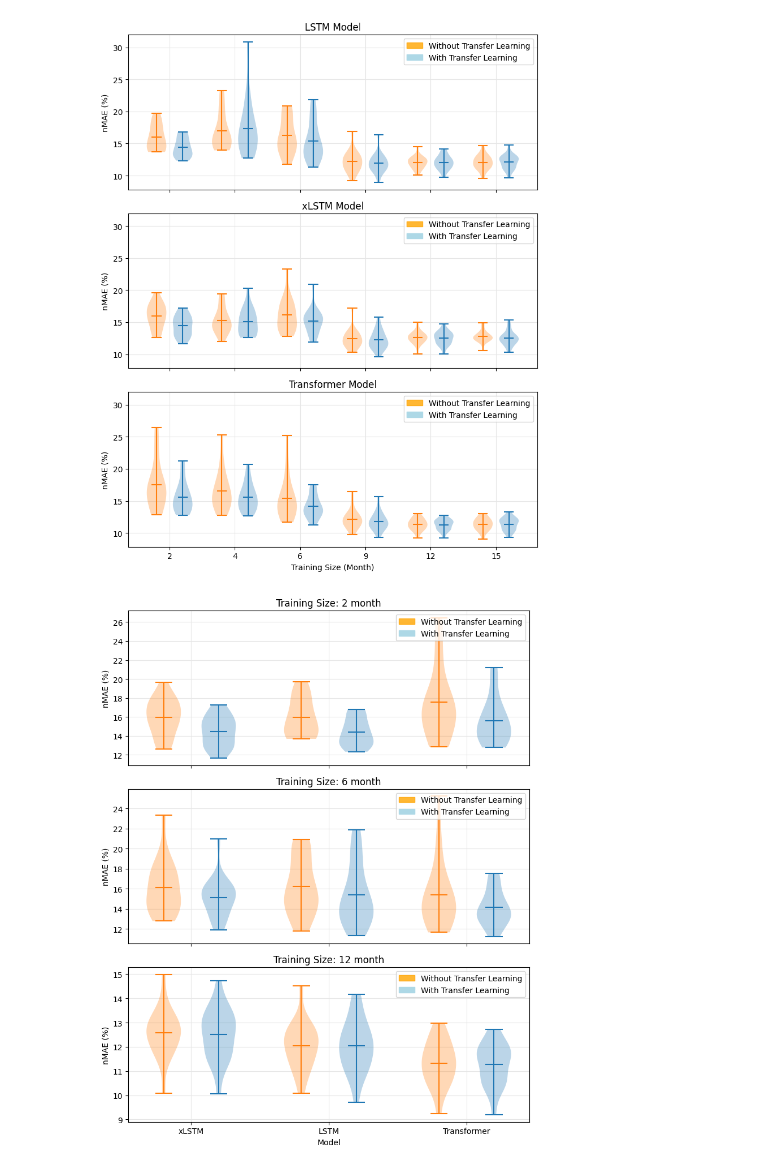
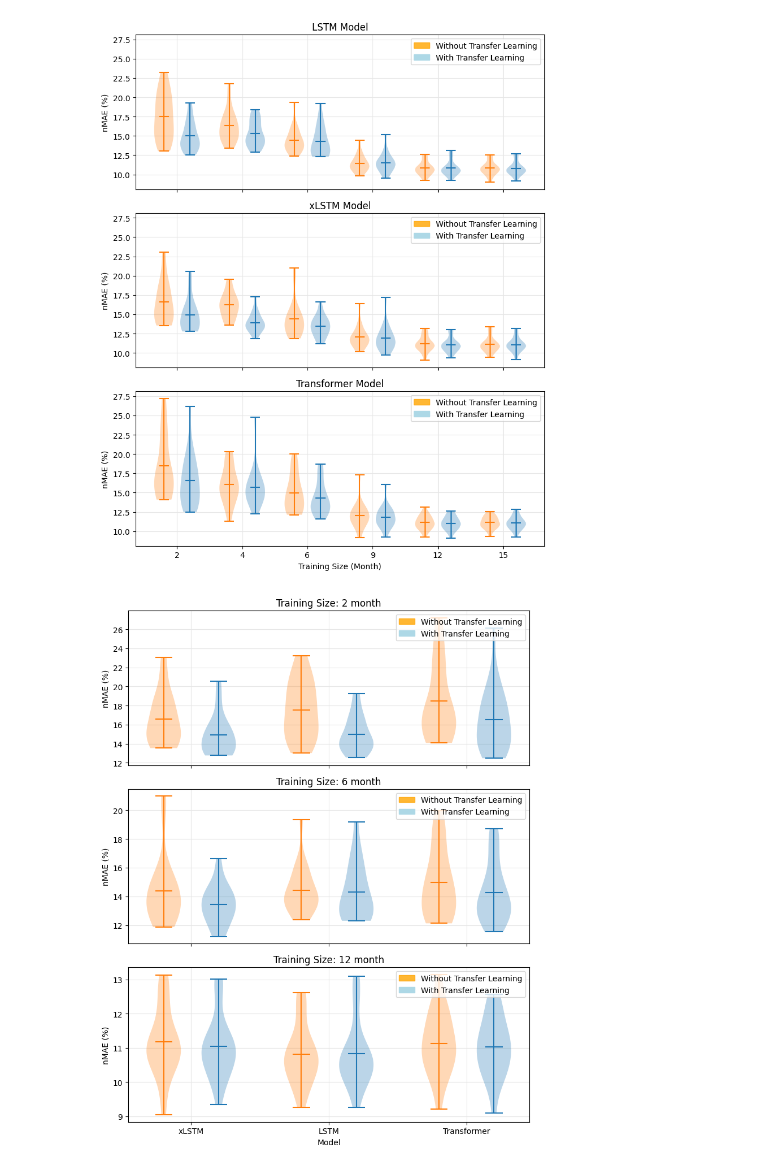
Before and after one commit to erc-fhv/loadforecasting, a Jupyter notebook: scripts/Paper_Illustration.ipynb, the cells around one changed output. Cells and saved outputs as stored; diff of their text form; code cells hidden in the pictures.

```diff
--- a/scripts/Paper_Illustration.ipynb
+++ b/scripts/Paper_Illustration.ipynb
@@ -88,30 +94,30 @@ result_dict = utils.Evaluate_Models.print_results('scripts/outputs/all_train_his
                                     print_style = 'pandas_df')
 
 configs = [
-    Config_of_one_run(ModelSize.MEDIUM, DoPretraining.YES, DoTransferLearning.YES, Aggregation_Count._50_HOUSEHOLDS,
+    Config_of_one_run(ModelSize._5k, DoPretraining.YES, DoTransferLearning.YES, Aggregation_Count._50_HOUSEHOLDS,
             NrOfComunities._20, TrainingHistory._2_MONTH, TestSize._3_MONTH, TrainingFuture._0_MONTH, DevSize._2_MONTH, UsedModels.ALL, Epochs.DEFAULT),
-    Config_of_one_run(ModelSize.MEDIUM, DoPretraining.YES, DoTransferLearning.YES, Aggregation_Count._50_HOUSEHOLDS,
+    Config_of_one_run(ModelSize._5k, DoPretraining.YES, DoTransferLearning.YES, Aggregation_Count._50_HOUSEHOLDS,
             NrOfComunities._20, TrainingHistory._4_MONTH, TestSize._3_MONTH, TrainingFuture._0_MONTH, DevSize._2_MONTH, UsedModels.ALL, Epochs.DEFAULT),
-    Config_of_one_run(ModelSize.MEDIUM, DoPretraining.YES, DoTransferLearning.YES, Aggregation_Count._50_HOUSEHOLDS,
+    Config_of_one_run(ModelSize._5k, DoPretraining.YES, DoTransferLearning.YES, Aggregation_Count._50_HOUSEHOLDS,
             NrOfComunities._20, TrainingHistory._6_MONTH, TestSize._3_MONTH, TrainingFuture._0_MONTH, DevSize._2_MONTH, UsedModels.ALL, Epochs.DEFAULT),
-    Config_of_one_run(ModelSize.MEDIUM, DoPretraining.YES, DoTransferLearning.YES, Aggregation_Count._50_HOUSEHOLDS,
+    Config_of_one_run(ModelSize._5k, DoPretraining.YES, DoTransferLearning.YES, Aggregation_Count._50_HOUSEHOLDS,
             NrOfComunities._20, TrainingHistory._9_MONTH, TestSize._3_MONTH, TrainingFuture._0_MONTH, DevSize._2_MONTH, UsedModels.ALL, Epochs.DEFAULT),
-    Config_of_one_run(ModelSize.MEDIUM, DoPretraining.YES, DoTransferLearning.YES, Aggregation_Count._50_HOUSEHOLDS,
+    Config_of_one_run(ModelSize._5k, DoPretraining.YES, DoTransferLearning.YES, Aggregation_Count._50_HOUSEHOLDS,
             NrOfComunities._20, TrainingHistory._12_MONTH, TestSize._3_MONTH, TrainingFuture._0_MONTH, DevSize._2_MONTH, UsedModels.ALL, Epochs.DEFAULT),
-    Config_of_one_run(ModelSize.MEDIUM, DoPretraining.YES, DoTransferLearning.YES, Aggregation_Count._50_HOUSEHOLDS,
+    Config_of_one_run(ModelSize._5k, DoPretraining.YES, DoTransferLearning.YES, Aggregation_Count._50_HOUSEHOLDS,
             NrOfComunities._20, TrainingHistory._15_MONTH, TestSize._3_MONTH, TrainingFuture._0_MONTH, DevSize._2_MONTH, UsedModels.ALL, Epochs.DEFAULT),
 
-    Config_of_one_run(ModelSize.MEDIUM, DoPretraining.NO, DoTransferLearning.NO, Aggregation_Count._50_HOUSEHOLDS,
+    Config_of_one_run(ModelSize._5k, DoPretraining.NO, DoTransferLearning.NO, Aggregation_Count._50_HOUSEHOLDS,
             NrOfComunities._20, TrainingHistory._2_MONTH, TestSize._3_MONTH, TrainingFuture._0_MONTH, DevSize._2_MONTH, UsedModels.ALL, Epochs.DEFAULT),
-    Config_of_one_run(ModelSize.MEDIUM, DoPretraining.NO, DoTransferLearning.NO, Aggregation_Count._50_HOUSEHOLDS,
+    Config_of_one_run(ModelSize._5k, DoPretraining.NO, DoTransferLearning.NO, Aggregation_Count._50_HOUSEHOLDS,
             NrOfComunities._20, TrainingHistory._4_MONTH, TestSize._3_MONTH, TrainingFuture._0_MONTH, DevSize._2_MONTH, UsedModels.ALL, Epochs.DEFAULT),
-    Config_of_one_run(ModelSize.MEDIUM, DoPretraining.NO, DoTransferLearning.NO, Aggregation_Count._50_HOUSEHOLDS,
+    Config_of_one_run(ModelSize._5k, DoPretraining.NO, DoTransferLearning.NO, Aggregation_Count._50_HOUSEHOLDS,
             NrOfComunities._20, TrainingHistory._6_MONTH, TestSize._3_MONTH, TrainingFuture._0_MONTH, DevSize._2_MONTH, UsedModels.ALL, Epochs.DEFAULT),
-    Config_of_one_run(ModelSize.MEDIUM, DoPretraining.NO, DoTransferLearning.NO, Aggregation_Count._50_HOUSEHOLDS,
+    Config_of_one_run(ModelSize._5k, DoPretraining.NO, DoTransferLearning.NO, Aggregation_Count._50_HOUSEHOLDS,
             NrOfComunities._20, TrainingHistory._9_MONTH, TestSize._3_MONTH, TrainingFuture._0_MONTH, DevSize._2_MONTH, UsedModels.ALL, Epochs.DEFAULT),
-    Config_of_one_run(ModelSize.MEDIUM, DoPretraining.NO, DoTransferLearning.NO, Aggregation_Count._50_HOUSEHOLDS,
+    Config_of_one_run(ModelSize._5k, DoPretraining.NO, DoTransferLearning.NO, Aggregation_Count._50_HOUSEHOLDS,
             NrOfComunities._20, TrainingHistory._12_MONTH, TestSize._3_MONTH, TrainingFuture._0_MONTH, DevSize._2_MONTH, UsedModels.ALL, Epochs.DEFAULT),
-    Config_of_one_run(ModelSize.MEDIUM, DoPretraining.NO, DoTransferLearning.NO, Aggregation_Count._50_HOUSEHOLDS,
+    Config_of_one_run(ModelSize._5k, DoPretraining.NO, DoTransferLearning.NO, Aggregation_Count._50_HOUSEHOLDS,
             NrOfComunities._20, TrainingHistory._15_MONTH, TestSize._3_MONTH, TrainingFuture._0_MONTH, DevSize._2_MONTH, UsedModels.ALL, Epochs.DEFAULT),
 ]
 
@@ -158,35 +164,35 @@ for idx, model in enumerate(models):
     # Offset positions slightly for comparison
     positions = np.array(range(len(training_sizes))) * 2.0
     quantiles = [[0.25, 0.75] for _ in data_with]
 
     # With Transfer Learning violins
     violins_with = ax.violinplot(data_with, positions=positions + 0.4, widths=0.6,
                                  showmeans=True, showextrema=True, showmedians=False)
     # Without Transfer Learning violins
     violins_without = ax.violinplot(data_without, positions=positions - 0.4, widths=0.6,
                                     showmeans=True, showextrema=True, showmedians=False)
 
     # Labels and title
     ax.set_ylabel('nMAE (%)')
     ax.set_title(f"{model} Model")
     # ax.text(0.4, 0.9, f"{model} Model", transform=ax.transAxes, fontsize=16, ha="center", va="center")
     ax.set_xticks(positions)
     ax.set_xticklabels(training_sizes)
     ax.set_axisbelow(True)
     ax.grid(True, color="0.9")
 
     # Add legend to each subplot
     ax.legend(handles=legend_patches, loc="upper right")
 
     # Set x-axis label for the last plot
     # ax.set_xlabel('Training Size (Month)')
 
 axes[-1].set_xlabel('Training Size (Month)')
 plt.tight_layout()
-plt.savefig("scripts/outputs/figs/transfer_learning_over_train_size.pdf", format="pdf", bbox_inches="tight", pad_inches=0.1)
+plt.savefig("scripts/outputs/figs/transfer_learning_over_train_size1.pdf", format="pdf", bbox_inches="tight", pad_inches=0.1)
 plt.show()
 # %% [output]
-[figure, old version]
+[figure, new version]
 # %%
 # Compare with and without transfer learning of the given configurations
 #
@@ -201,18 +207,18 @@ result_dict = utils.Evaluate_Models.print_results('scripts/outputs/all_train_his
                                     print_style = 'pandas_df')
 
 configs = [
-    Config_of_one_run(ModelSize.MEDIUM, DoPretraining.YES, DoTransferLearning.YES, Aggregation_Count._50_HOUSEHOLDS,
+    Config_of_one_run(ModelSize._5k, DoPretraining.YES, DoTransferLearning.YES, Aggregation_Count._50_HOUSEHOLDS,
             NrOfComunities._20, TrainingHistory._2_MONTH, TestSize._3_MONTH, TrainingFuture._0_MONTH, DevSize._2_MONTH, UsedModels.ALL, Epochs.DEFAULT),
-    Config_of_one_run(ModelSize.MEDIUM, DoPretraining.YES, DoTransferLearning.YES, Aggregation_Count._50_HOUSEHOLDS,
+    Config_of_one_run(ModelSize._5k, DoPretraining.YES, DoTransferLearning.YES, Aggregation_Count._50_HOUSEHOLDS,
             NrOfComunities._20, TrainingHistory._6_MONTH, TestSize._3_MONTH, TrainingFuture._0_MONTH, DevSize._2_MONTH, UsedModels.ALL, Epochs.DEFAULT),
-    Config_of_one_run(ModelSize.MEDIUM, DoPretraining.YES, DoTransferLearning.YES, Aggregation_Count._50_HOUSEHOLDS,
+    Config_of_one_run(ModelSize._5k, DoPretraining.YES, DoTransferLearning.YES, Aggregation_Count._50_HOUSEHOLDS,
             NrOfComunities._20, TrainingHistory._12_MONTH, TestSize._3_MONTH, TrainingFuture._0_MONTH, DevSize._2_MONTH, UsedModels.ALL, Epochs.DEFAULT),
 
-    Config_of_one_run(ModelSize.MEDIUM, DoPretraining.NO, DoTransferLearning.NO, Aggregation_Count._50_HOUSEHOLDS,
+    Config_of_one_run(ModelSize._5k, DoPretraining.NO, DoTransferLearning.NO, Aggregation_Count._50_HOUSEHOLDS,
             NrOfComunities._20, TrainingHistory._2_MONTH, TestSize._3_MONTH, TrainingFuture._0_MONTH, DevSize._2_MONTH, UsedModels.ALL, Epochs.DEFAULT),
-    Config_of_one_run(ModelSize.MEDIUM, DoPretraining.NO, DoTransferLearning.NO, Aggregation_Count._50_HOUSEHOLDS,
+    Config_of_one_run(ModelSize._5k, DoPretraining.NO, DoTransferLearning.NO, Aggregation_Count._50_HOUSEHOLDS,
             NrOfComunities._20, TrainingHistory._6_MONTH, TestSize._3_MONTH, TrainingFuture._0_MONTH, DevSize._2_MONTH, UsedModels.ALL, Epochs.DEFAULT),
-    Config_of_one_run(ModelSize.MEDIUM, DoPretraining.NO, DoTransferLearning.NO, Aggregation_Count._50_HOUSEHOLDS,
+    Config_of_one_run(ModelSize._5k, DoPretraining.NO, DoTransferLearning.NO, Aggregation_Count._50_HOUSEHOLDS,
             NrOfComunities._20, TrainingHistory._12_MONTH, TestSize._3_MONTH, TrainingFuture._0_MONTH, DevSize._2_MONTH, UsedModels.ALL, Epochs.DEFAULT),
 ]
 
@@ -288,10 +294,10 @@ ax.set_xlabel('Model')
 # axes[2].set_ylim(None, 17)
 
 plt.tight_layout()
-plt.savefig("scripts/outputs/figs/transfer_learning_over_train_size.pdf", format="pdf", bbox_inches="tight", pad_inches=0.1)
+plt.savefig("scripts/outputs/figs/transfer_learning_over_train_size2.pdf", format="pdf", bbox_inches="tight", pad_inches=0.1)
 plt.show()
 # %% [output]
-[figure, old version]
+[figure, new version]
 # %%
 # Compare the effect of the model sizes
 #
```
Also changed, not shown: parts of 10 cells of this notebook, 4 other files.
